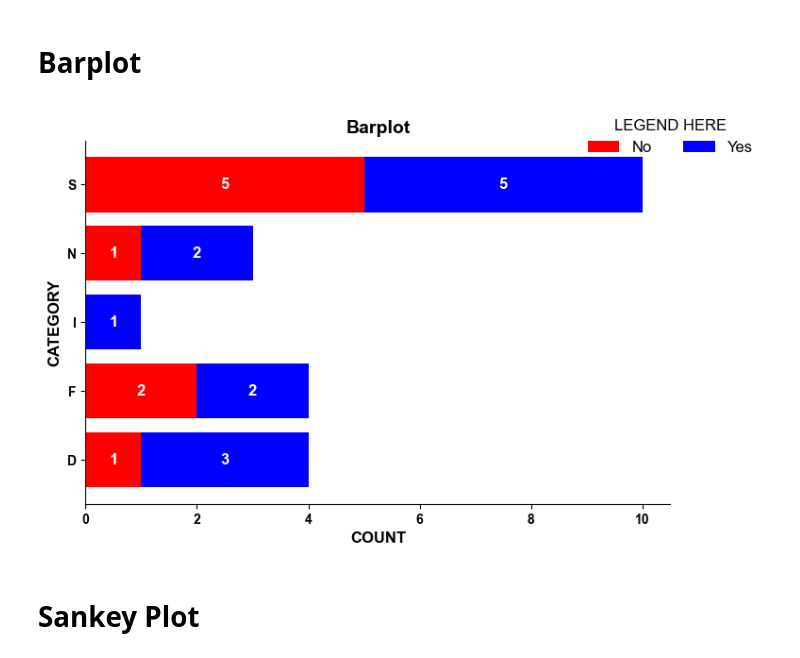
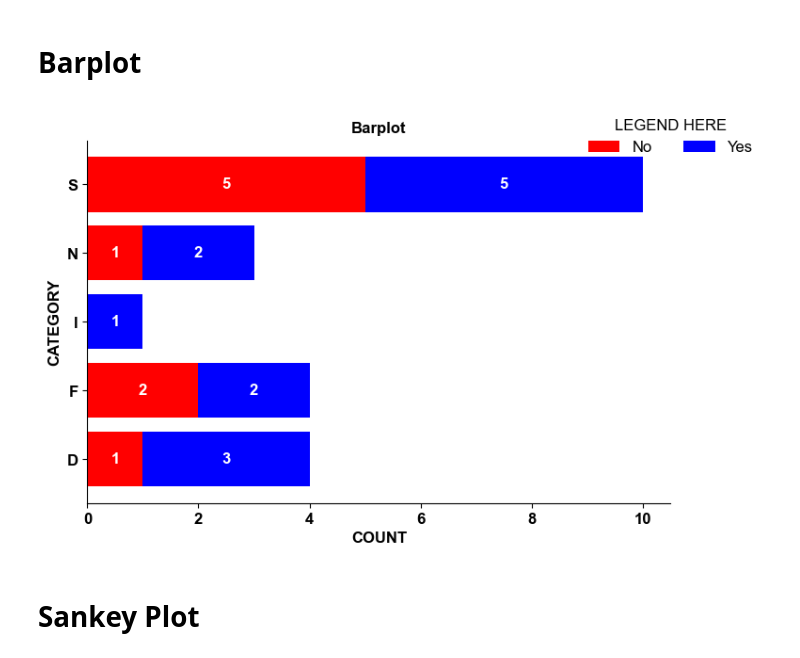
Before and after one commit to elyzuh/PLOTS, a Jupyter notebook: graphs.ipynb, the cells around one changed output. Saved outputs shown, nothing was run; the diff lists cells and outputs as text; code cells hidden in the pictures.

Commit message:
updated font size

```diff
--- a/graphs.ipynb
+++ b/graphs.ipynb
@@ -12,10 +12,10 @@ import matplotlib.pyplot as plt
 # Set global font and size
 plt.rcParams['font.family'] = 'Arial'   # Change to any preferred font
 plt.rcParams['font.size'] = 12          # Adjust font size
-plt.rcParams['axes.titlesize'] = 14     # Title font size
+plt.rcParams['axes.titlesize'] = 12     # Title font size
 plt.rcParams['axes.labelsize'] = 12     # Axis label size
-plt.rcParams['xtick.labelsize'] = 10    # X-axis tick label size
-plt.rcParams['ytick.labelsize'] = 10    # Y-axis tick label size
+plt.rcParams['xtick.labelsize'] =12    # X-axis tick label size
+plt.rcParams['ytick.labelsize'] = 12    # Y-axis tick label size
 # %% [markdown]
 # Barplot
 # %%
@@ -35,37 +35,37 @@ counts = counts.sort_index()
 fig, ax = plt.subplots(figsize=(8, 5))
 y_labels = counts.index
 yes_values = counts['Yes']
 no_values = counts['No']
 
 y_pos = np.arange(len(y_labels))
 
 ax.barh(y_pos, no_values, color='red', label="No")
 ax.barh(y_pos, yes_values, left=no_values, color='blue', label="Yes")
 
 for i, (no, yes) in enumerate(zip(no_values, yes_values)):
     if no > 0:
         ax.text(no / 2, i, str(no), va='center', ha='center', color='white', fontsize=12, fontweight='bold')
     if yes > 0:
         ax.text(no + yes / 2, i, str(yes), va='center', ha='center', color='white', fontsize=12, fontweight='bold')
 
 ax.set_yticks(y_pos)
 ax.set_yticklabels(y_labels)
 ax.set_xticks(range(0, 11, 2))
 ax.set_xlabel("COUNT", fontsize=12, fontweight='bold')
 ax.set_ylabel("CATEGORY", fontsize=12, fontweight='bold')
-ax.set_title("Barplot", fontsize=14, fontweight='bold')
+ax.set_title("Barplot", fontsize=12, fontweight='bold')
 
 legend = ax.legend(title="LEGEND HERE", loc="upper center", bbox_to_anchor=(1.0, 1.1), ncol=2, frameon=False)
 
 ax.spines[['top', 'right']].set_visible(False)
-plt.xticks(fontsize=10, fontweight='bold')
-plt.yticks(fontsize=10, fontweight='bold')
+plt.xticks(fontsize=12, fontweight='bold')
+plt.yticks(fontsize=12, fontweight='bold')
 
 
 plt.savefig("barplot.png", dpi=300, bbox_inches='tight')
 plt.show()
 # %% [output]
-[figure, old version]
+[figure, new version]
 # %% [markdown]
 # Sankey Plot
 # %%
```
Also changed, not shown: parts of 1 cell of this notebook, 1 other file.
